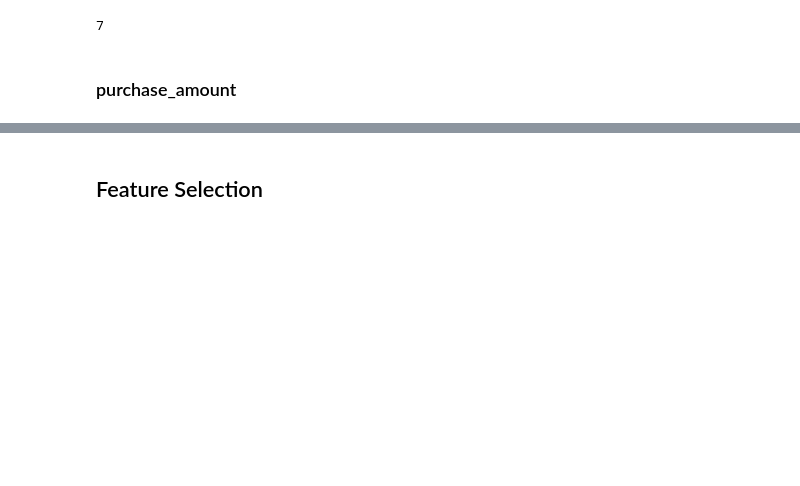
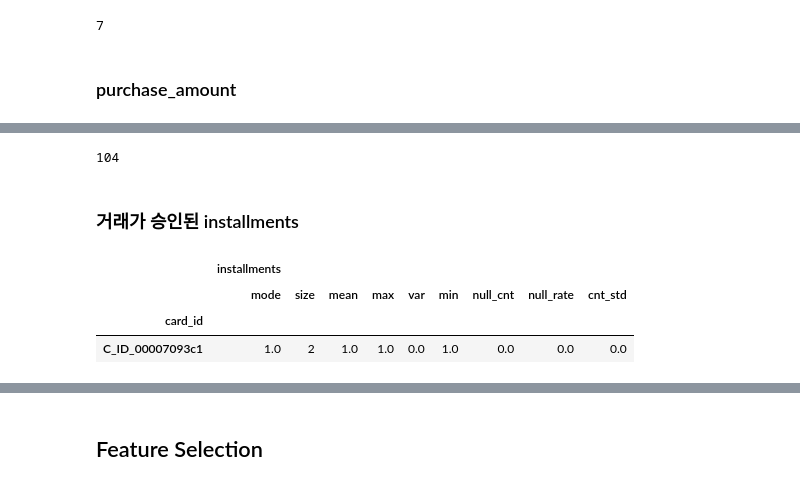
Before and after one commit to SONG-WONHO/Kaggle-Elo, a Jupyter notebook: 2-2 Feature Engineering and Selection.ipynb, the cells around one changed output, grey strips where cells are left out. Saved outputs shown, nothing was run; the diff lists cells and outputs as text; code cells hidden in the pictures; blank space fills up the shorter version.

```diff
--- a/2-2 Feature Engineering and Selection.ipynb
+++ b/2-2 Feature Engineering and Selection.ipynb
@@ -563,0 +571,2 @@ gc.collect()
+# %%
+new_history = pd.read_csv('./data/new_merchant_transactions.csv')
@@ -563,0 +627,7 @@ gc.collect()
+# %%
+del temp
+gc.collect()
+# %% [output]
+104
+# %% [markdown]
+### 거래가 승인된 installments
@@ -563,0 +642,19 @@ gc.collect()
+# %%
+def cnt_std(data):
+    value = data.value_counts().std()
+    if np.isnan(value):
+        return 0
+    else:
+        return value
+# %%
+new_history.installments.replace(-1, np.nan, inplace=True)
+# %%
+temp = new_history[new_history.authorized_flag == 'Y']
+# %%
+temp = temp.groupby('card_id').agg({'installments':[mode, 'size', 'mean', 'max', 'var', 'min', null_cnt, null_rate, cnt_std]})
+temp.head(1)
+# %% [output]
+|  | installments |  |  |  |  |  |  |  |  |
+|  | mode | size | mean | max | var | min | null_cnt | null_rate | cnt_std |
+| card_id |  |  |  |  |  |  |  |  |  |
+| C_ID_00007093c1 | 1.0 | 2 | 1.0 | 1.0 | 0.0 | 1.0 | 0.0 | 0.0 | 0.0 |
```
Also changed, not shown: parts of 48 cells of this notebook.
